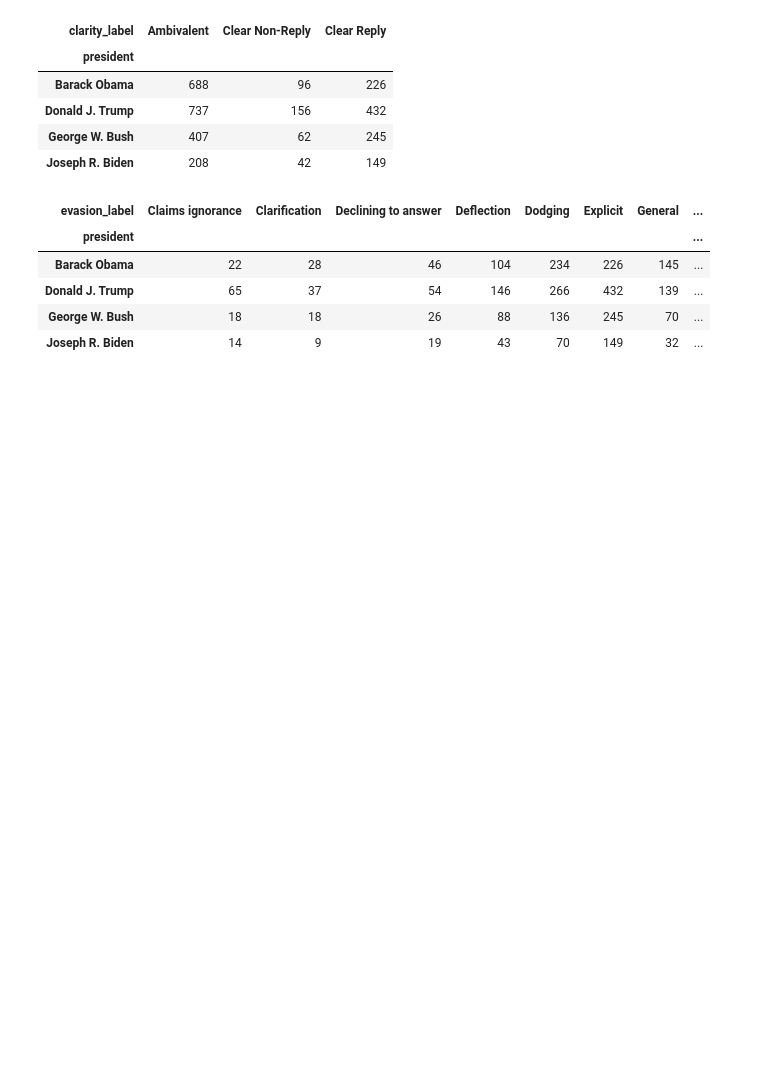
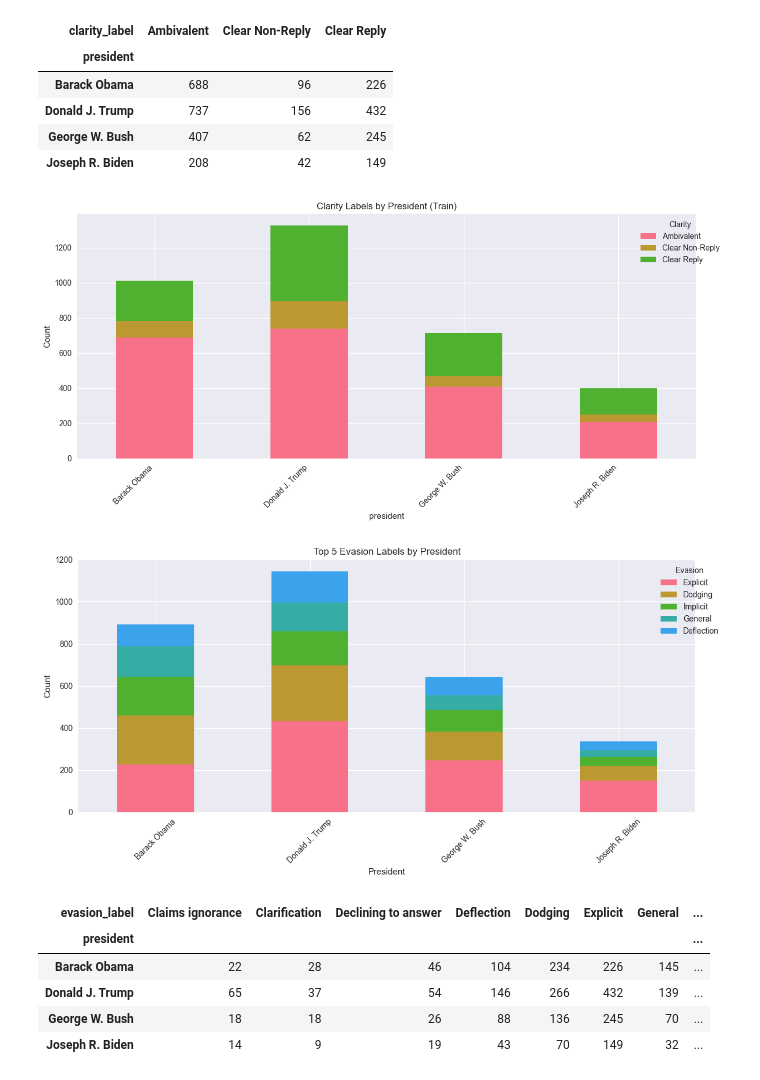
Before and after one commit to minh-de-rien/political-evasion-classifier, a Jupyter notebook: notebooks/1_exploration_qevasion.ipynb, the cells around one changed output. Saved outputs shown, nothing was run; the diff lists cells and outputs as text; code cells hidden in the pictures; blank space fills up the shorter version.

```diff
--- a/notebooks/1_exploration_qevasion.ipynb
+++ b/notebooks/1_exploration_qevasion.ipynb
@@ -359,9 +408,30 @@ clarity_pres
 | Joseph R. Biden | 208 | 42 | 149 |
 # %%
 clarity_pres.plot(kind="bar", stacked=True)
-plt.title("Clarity labels per president (train)")
+plt.title("Clarity Labels by President (Train)")
 plt.ylabel("Count")
 plt.xticks(rotation=45, ha="right")
 plt.tight_layout()
+plt.legend(title='Clarity', bbox_to_anchor=(1.05, 1))
+plt.savefig('../report/figures/clarity_president_train.png', dpi=300, bbox_inches='tight')
 plt.show()
+
+# Evasion by president (top 5 categories)
+top_evasion = train_df['evasion_label'].value_counts().head(5).index
+evasion_pres = pd.crosstab(
+    train_df['president'],
+    train_df['evasion_label']
+)[top_evasion]
+evasion_pres.plot(kind='bar', stacked=True)
+plt.title('Top 5 Evasion Labels by President')
+plt.xlabel('President')
+plt.ylabel('Count')
+plt.legend(title='Evasion', bbox_to_anchor=(1.05, 1))
+plt.xticks(rotation=45)
+plt.tight_layout()
+plt.savefig('../report/figures/top_evasion_president_train.png', dpi=300, bbox_inches='tight')
+plt.show()
+# %% [output]
+[figure, added]
+[figure, added]
 # %%
```
Also changed, not shown: parts of 14 cells of this notebook, 11 other files.
